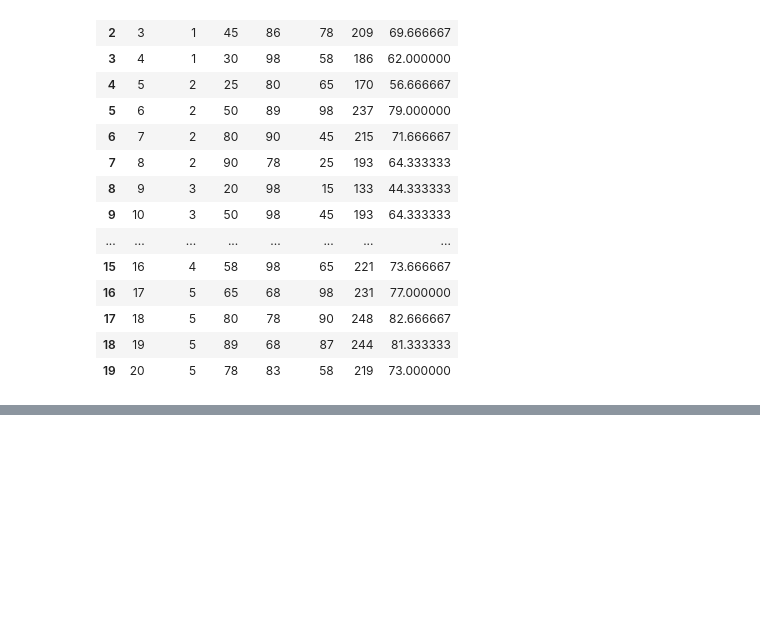
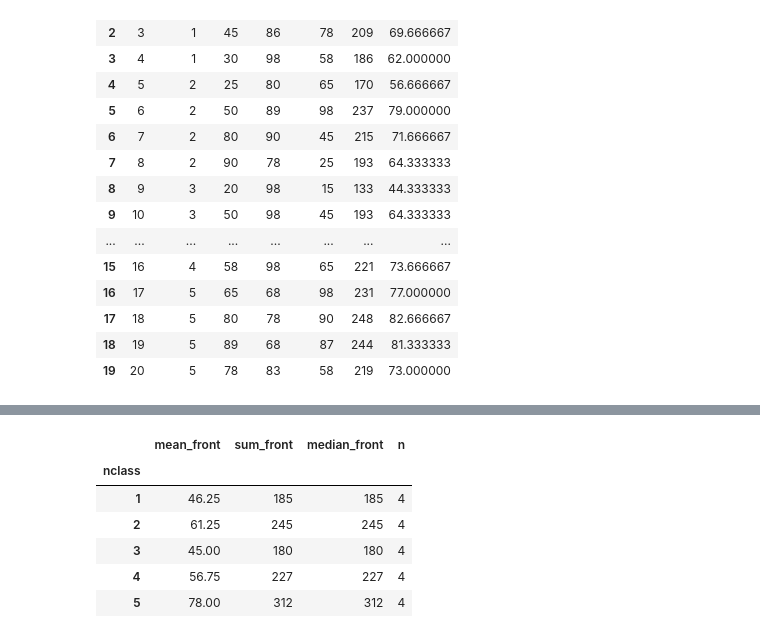
Before and after one commit to Likelion-at-SMWU-13th/HaJiMin, a Jupyter notebook: part07/preprocessing2.ipynb, the cells around one changed output, grey strips where cells are left out. Saved outputs shown, nothing was run; the diff lists cells and outputs as text; code cells hidden in the pictures; blank space fills up the shorter version.

```diff
--- a/part07/preprocessing2.ipynb
+++ b/part07/preprocessing2.ipynb
@@ -109,0 +126,14 @@ exam.assign(total = exam['front'] + exam['back'] +exam['design'],
+# %%
+exam.groupby('nclass') \
+.agg(mean_front = ('front', 'mean'),
+     sum_front = ('front', 'sum'),
+     median_front = ('front', 'sum'),
+                     n= ('nclass', 'count'))
+# %% [output]
+|  | mean_front | sum_front | median_front | n |
+| nclass |  |  |  |  |
+| 1 | 46.25 | 185 | 185 | 4 |
+| 2 | 61.25 | 245 | 245 | 4 |
+| 3 | 45.00 | 180 | 180 | 4 |
+| 4 | 56.75 | 227 | 227 | 4 |
+| 5 | 78.00 | 312 | 312 | 4 |
```
Also changed, not shown: parts of 4 cells of this notebook.
